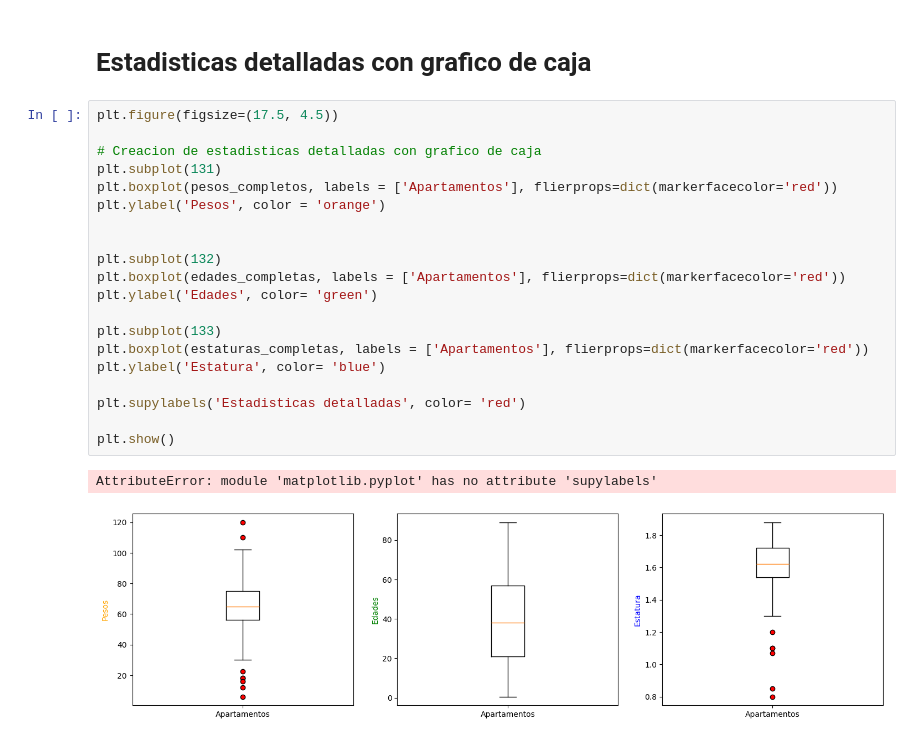
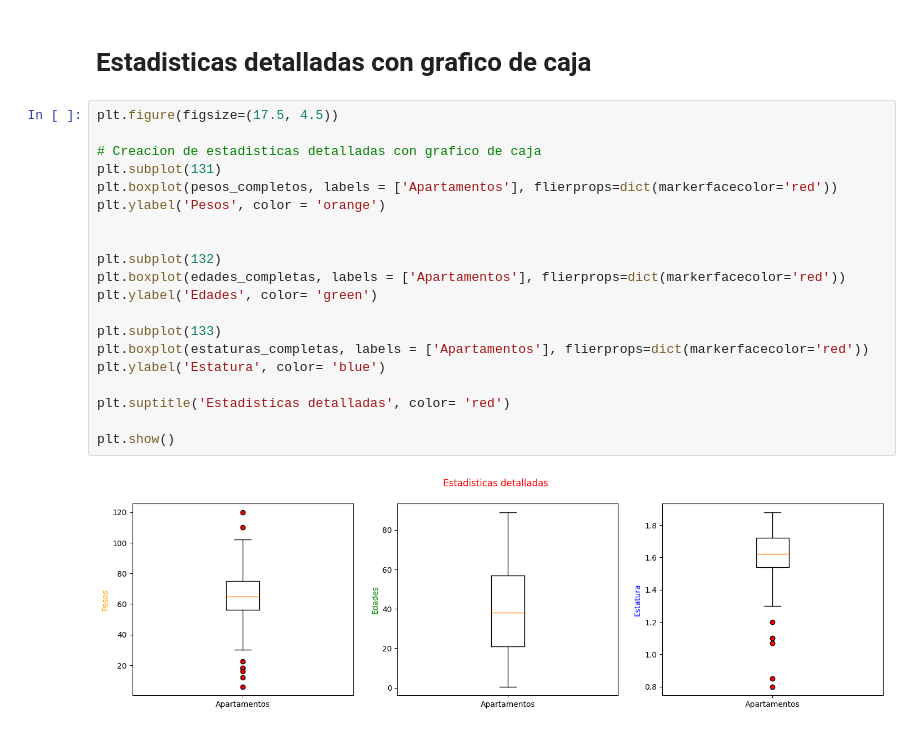
Before and after one commit to kelvinmp/Golden_Brain, a Jupyter notebook: Procesamiento_de_datos.ipynb, the cells around one changed output. Cells and saved outputs as stored; diff of their text form.

```diff
--- a/Procesamiento_de_datos.ipynb
+++ b/Procesamiento_de_datos.ipynb
@@ -116,23 +123,22 @@ plt.show()
 # %%
 plt.figure(figsize=(17.5, 4.5))
 
 # Creacion de estadisticas detalladas con grafico de caja
 plt.subplot(131)
 plt.boxplot(pesos_completos, labels = ['Apartamentos'], flierprops=dict(markerfacecolor='red'))
 plt.ylabel('Pesos', color = 'orange')
 
 
 plt.subplot(132)
 plt.boxplot(edades_completas, labels = ['Apartamentos'], flierprops=dict(markerfacecolor='red'))
 plt.ylabel('Edades', color= 'green')
 
 plt.subplot(133)
 plt.boxplot(estaturas_completas, labels = ['Apartamentos'], flierprops=dict(markerfacecolor='red'))
 plt.ylabel('Estatura', color= 'blue')
 
-plt.supylabels('Estadisticas detalladas', color= 'red')
+plt.suptitle('Estadisticas detalladas', color= 'red')
 
 plt.show()
 # %% [output]
-AttributeError: module 'matplotlib.pyplot' has no attribute 'supylabels'
-[figure, old version]
+[figure, new version]
```
Also changed, not shown: parts of 3 cells of this notebook, 1 other file.
